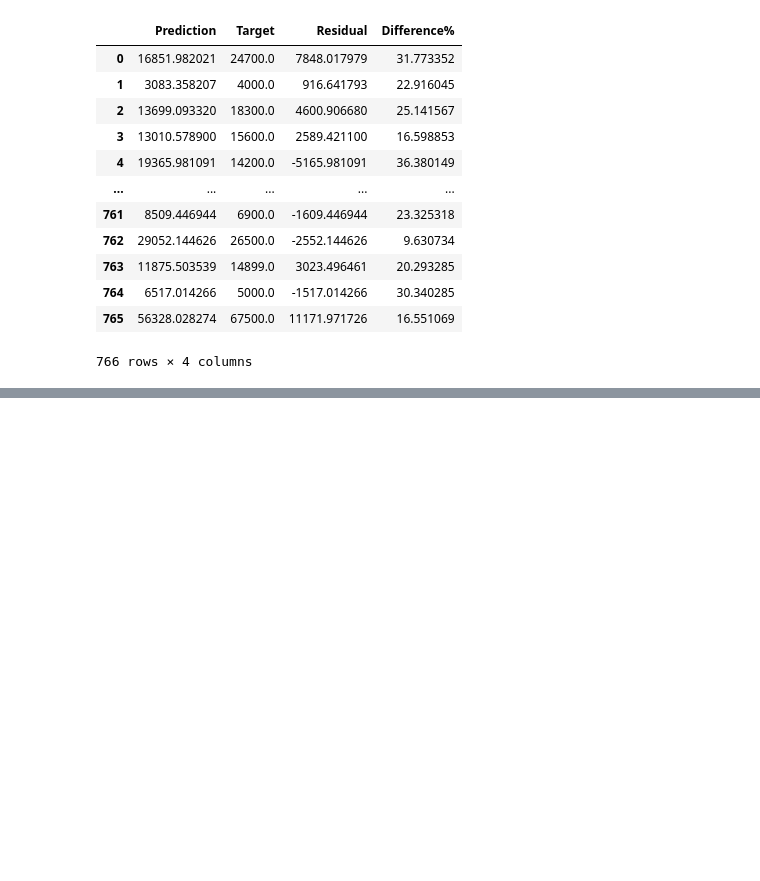
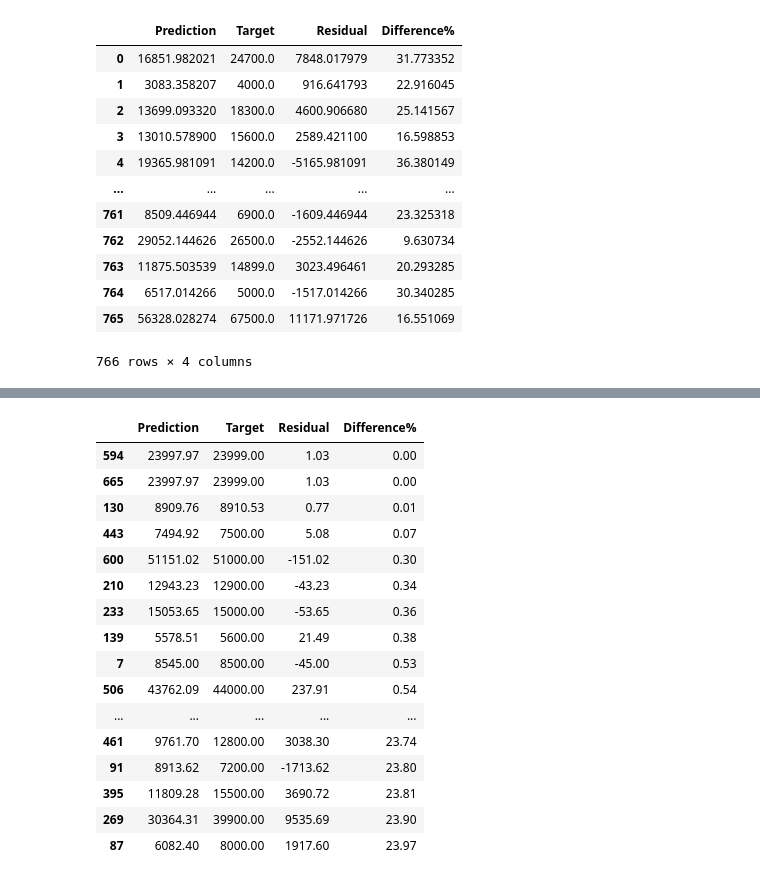
Before and after one commit to nis-6k/Nishant-Kumar, a Jupyter notebook: LinearRegression.ipynb, the cells around one changed output, grey strips where cells are left out. Drawn from its saved outputs; the diff is of its cells as text; code cells hidden in the pictures; blank space fills up the shorter version.

```diff
--- a/LinearRegression.ipynb
+++ b/LinearRegression.ipynb
@@ -385,0 +398,24 @@ df_pf
+# %%
+pd.options.display.max_rows = 999
+
+pd.set_option('display.float_format', lambda x: '%.2f' % x)
+
+df_pf.sort_values(by=['Difference%'])
+# %% [output]
+|  | Prediction | Target | Residual | Difference% |
+| 594 | 23997.97 | 23999.00 | 1.03 | 0.00 |
+| 665 | 23997.97 | 23999.00 | 1.03 | 0.00 |
+| 130 | 8909.76 | 8910.53 | 0.77 | 0.01 |
+| 443 | 7494.92 | 7500.00 | 5.08 | 0.07 |
+| 600 | 51151.02 | 51000.00 | -151.02 | 0.30 |
+| 210 | 12943.23 | 12900.00 | -43.23 | 0.34 |
+| 233 | 15053.65 | 15000.00 | -53.65 | 0.36 |
+| 139 | 5578.51 | 5600.00 | 21.49 | 0.38 |
+| 7 | 8545.00 | 8500.00 | -45.00 | 0.53 |
+| 506 | 43762.09 | 44000.00 | 237.91 | 0.54 |
+| ... | ... | ... | ... | ... |
+| 461 | 9761.70 | 12800.00 | 3038.30 | 23.74 |
+| 91 | 8913.62 | 7200.00 | -1713.62 | 23.80 |
+| 395 | 11809.28 | 15500.00 | 3690.72 | 23.81 |
+| 269 | 30364.31 | 39900.00 | 9535.69 | 23.90 |
+| 87 | 6082.40 | 8000.00 | 1917.60 | 23.97 |
```
Also changed, not shown: parts of 1 cell of this notebook.
